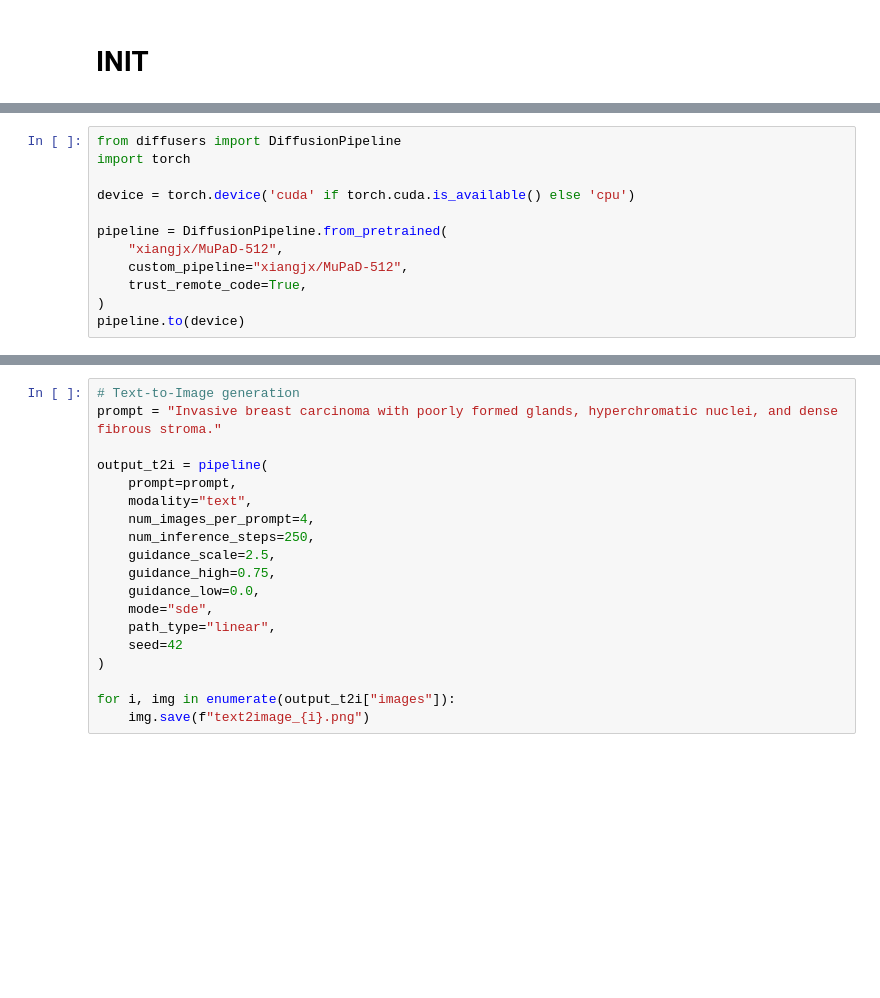
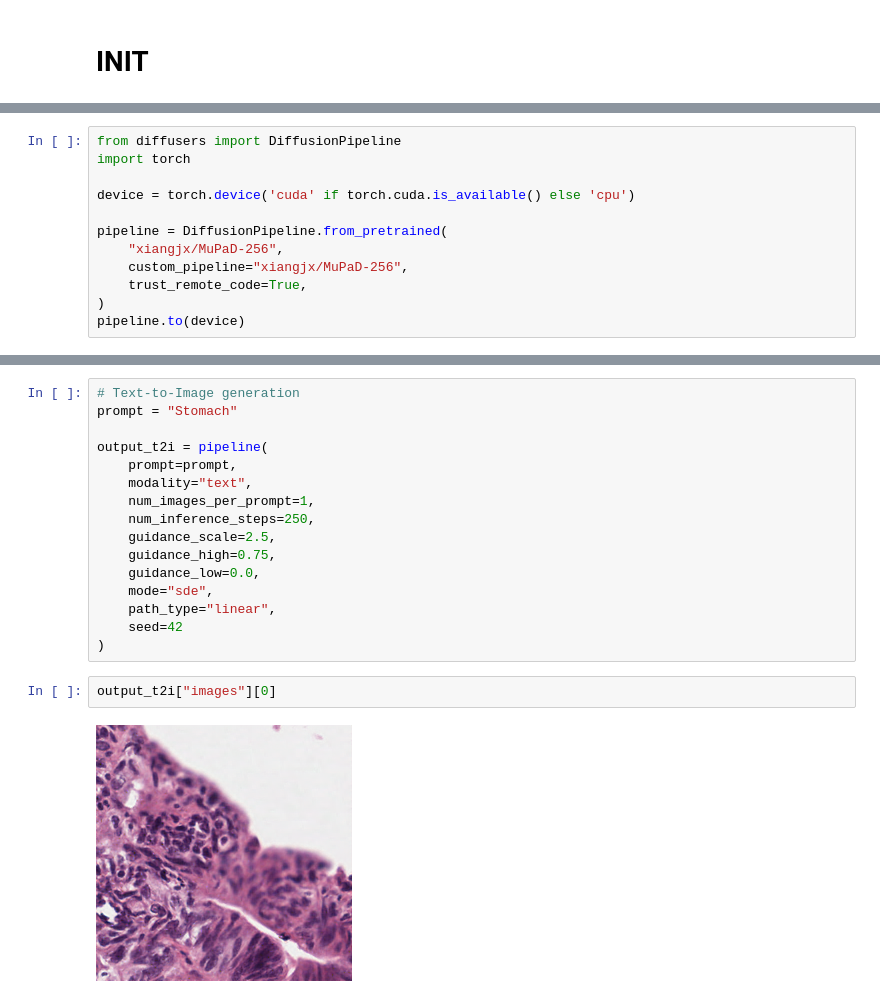
Before and after one commit to g-awaine/augmented-gastric-histopathology-generator, a Jupyter notebook: notebooks_colab/mupad_testing.ipynb, the cells around one changed output, grey strips where cells are left out. Saved outputs shown, nothing was run; the diff lists cells and outputs as text; blank space fills up the shorter version.

```diff
--- a/notebooks_colab/mupad_testing.ipynb
+++ b/notebooks_colab/mupad_testing.ipynb
@@ -16,8 +38,8 @@ import torch
 device = torch.device('cuda' if torch.cuda.is_available() else 'cpu')
 
 pipeline = DiffusionPipeline.from_pretrained(
-    "xiangjx/MuPaD-512",
-    custom_pipeline="xiangjx/MuPaD-512",
+    "xiangjx/MuPaD-256",
+    custom_pipeline="xiangjx/MuPaD-256",
     trust_remote_code=True,
 )
 pipeline.to(device)
@@ -24,11 +73,11 @@ pipeline.to(device)
 # %%
 # Text-to-Image generation
-prompt = "Invasive breast carcinoma with poorly formed glands, hyperchromatic nuclei, and dense fibrous stroma."
+prompt = "Stomach"
 
 output_t2i = pipeline(
     prompt=prompt,
     modality="text",
-    num_images_per_prompt=4,
+    num_images_per_prompt=1,
     num_inference_steps=250,
     guidance_scale=2.5,
     guidance_high=0.75,
@@ -37,8 +86,9 @@ output_t2i = pipeline(
     path_type="linear",
     seed=42
 )
-
-for i, img in enumerate(output_t2i["images"]):
-    img.save(f"text2image_{i}.png")
+# %%
+output_t2i["images"][0]
+# %% [output]
+[figure, added]
 # %%
 from PIL import Image
```
Also changed, not shown: parts of 6 cells of this notebook.
